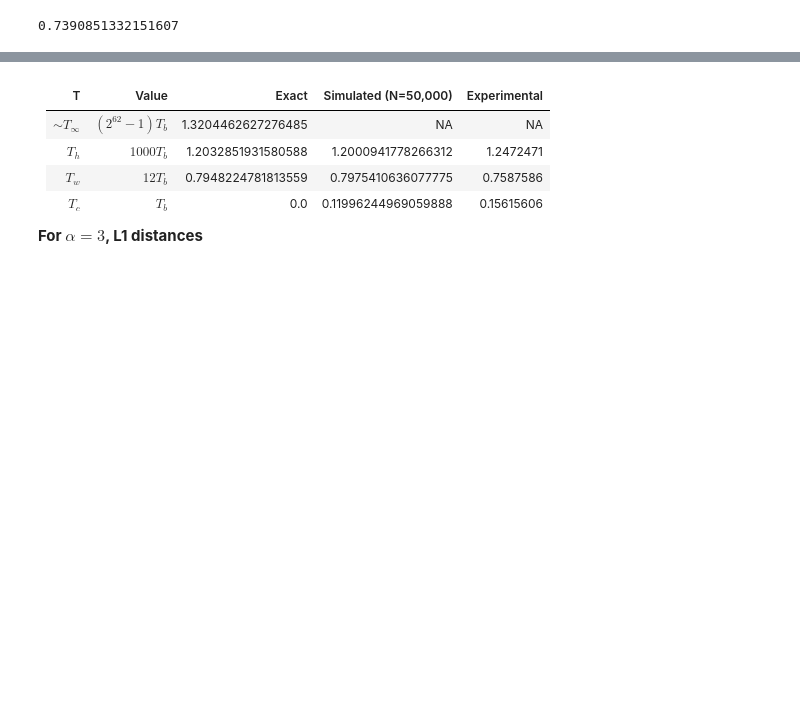
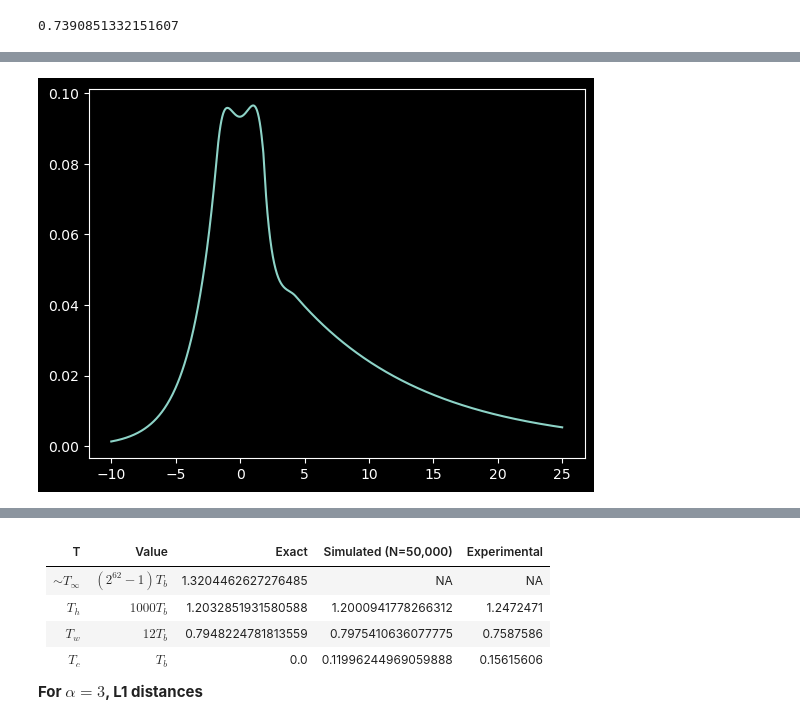
Before and after one commit to Element200/mpemba_langevin, a Jupyter notebook: mpemba.ipynb, the cells around one changed output, grey strips where cells are left out. Saved outputs shown, nothing was run; the diff lists cells and outputs as text; code cells hidden in the pictures; blank space fills up the shorter version.

```diff
--- a/mpemba.ipynb
+++ b/mpemba.ipynb
@@ -35,59 +51,124 @@ k_B = 1 # Special units
 T_b = 1 # Special units
 
 
-x_well = 0.5 # Special units
-E_barrier = 2*k_B*T_b # J
-E_tilt = 1.3*k_B*T_b # J
+x_well = 1.0 # Special units
+E_barrier = 3*k_B*T_b # J
+E_tilt = 0.7*k_B*T_b # J
 F_max = 50 # Special Units
 
+F_left = 1.0*F_max
+F_right = 0.2*F_max
+
 asymmetry = 1 # |x_max/x_min|
-x_min = -1 # Always negative by convention.
-x_max_func = lambda alpha: np.abs(alpha*x_min)
-x_max = x_max_func(asymmetry)
+x_min = -10 # Always negative by convention.
+x_max = 25#np.abs(asymmetry*x_min)
+
 
 D = 50 # px^2/s
 gamma = k_B*T_b/D #0.02
 
 char_time = (x_max-x_min)*gamma/F_max # s (hopefully): Time required to cover the entire domain moving at the maximum velocity, F_max/gamma
-expt_length = 6e-2 # s
+expt_length = 0.1 # s
 dt = 1e-5 # s
 
 def U_0(x):
-    return 0.5*E_barrier*(1-2*(x/x_well)**2 + (x/x_well)**4) - 0.5*E_tilt*(x/x_well)
+    return E_barrier*(1-2*(x/x_well)**2 + (x/x_well)**4) - E_tilt*(x/x_well)/2
 
-y = sym.symbols("y")
-dU_0dx = sym.lambdify(y, sym.diff(U_0(y), y))
+# E_strength = 1*k_B*T_b
+n = 1
+x_s = 2.0
+E_shelf = 5*k_B*T_b
+def U_w0(E_0, x):
+    return E_0*(x/x_well)**(2*n+1) + E_shelf*(x/x_well)
+def dU_w0dx(E_0, x):
+    return (2*n+1)*(E_0/x_well)*(x/x_well)**(2*n) + E_shelf/x_well
+
+W = True
+B = False and not W
+test_mode = False and not (B or W)
+flat = False and not (test_mode or B or W)
+
 try:
     x_l = newton_raphson_solver(lambda x: dU_0dx(x) + F_max, x_min, dx=1e-6)
     x_r = newton_raphson_solver(lambda x: dU_0dx(x) - F_max, x_max, dx=1e-6)
+    # x_d = newton_raphson_solver(lambda x: dU_bdx(x) + F_max, x_max, dx=1e-6)
+    # x_d = newton_raphson_solver(lambda x: dU_bdx(x) + F_left, x_max, dx=1e-6)
+    if B:
+        x_d = -(x_well**2)*F_max/(2*E_strength)
+        x_s = -(x_well**2)*F_left/(2*E_strength)
+        E_strength = newton_raphson_solver(lambda E: dU_w0dx(E, -x_s)-F_max, x_0=energy_ratio)
+    U_w = lambda x: U_w0(E_strength, x)
+    x_d = newton_raphson_solver(lambda x: dU_w0dx(E_strength, x)-F_right, x_0=x_s)
+
+    def U_b(x):
+        return -E_strength*(x/x_well)**2
+
+    y = sym.symbols("y")
+    dU_0dx = sym.lambdify(y, sym.diff(U_0(y), y))
+    dU_wdx = sym.lambdify(y, sym.diff(U_w(y), y))
+    dU_bdx = sym.lambdify(y, sym.diff(U_b(y), y))
+
 except ZeroDivisionError:
      print("Zero slope potential; setting x_l=x_min and x_r=x_max")
      x_l = x_min
      x_r = x_max # Makes it so that the code still works for flat potentials. This is a possible source of error if the code has a lot of opints of inflection: check that x_min and x_max are not maxima/minima.
 
-def U(x, x_l=x_l, x_r=x_r):
+
+def U(x, x_l=x_l, x_r=x_r, W=W, B=B, test_mode = test_mode):
 #     if x > x_l and x < x_r:
 #         return U_0(x)
 #     else:
 #         if x < x_l:
 #             return U_0(x)-F_max*x
 #         else:
 #             return U_0(x)+F_max*x
     in_well = (x >= x_l) & (x <= x_r)
     left_of_well = (x < x_l)
     right_of_well = (x > x_r)
     # Boolean arrays to determine where the particle is relative to the 'walls'
+    if B:
+        return U_0(x)*in_well + (U_0(x_r) + F_left*(x-x_l))*left_of_well + (U_0(x_r) - U_b(-x_d) + U_b(x-x_r-x_d))*(right_of_well & (x < x_r+x_d-x_s)) + (U_0(x_r) - U_b(-x_d) + U_b(-x_s) + F_right*(x-x_d-x_s-x_r))*(x >= x_r+x_d+x_s)
+    if W:
+        return U_0(x)*in_well + (U_0(x_l) - F_left*(x-x_l))*left_of_well + (U_0(x_r) - U_w(-x_s) + U_w(x-x_r-x_s))*(right_of_well & (x < x_r+x_s+x_d)) + (U_0(x_r) - U_w(-x_s) + U_w(x_d) + F_right*(x-x_r-x_s-x_d))*(x >= x_r+x_d+x_s)
+    if test_mode:
+        return E_barrier*(x/x_well)**2
+    if flat:
+        if type(x) == float:
+            return 0
+        return np.zeros(x.shape)
+    return U_0(x)*in_well + (U_0(x_l)-F_left*(x-x_l))*left_of_well + (U_0(x_r)+F_right*(x-x_r))*right_of_well
 
-    return U_0(x)*in_well + (U_0(x_l)-F_max*(x-x_l))*left_of_well + (U_0(x_r)+F_max*(x-x_r))*right_of_well
-
-def F(x, x_l = x_l, x_r = x_r):
+def F(x, x_l = x_l, x_r = x_r, W=W, B=B, test_mode=test_mode):
 #     if x > x_min and x < x_max:
 #         return -dU_0dx(x)
 #     else:
 #         if x > x_max:
 #             return -F_max
 #         else:
 #             return F_max
-    return -dU_0dx(x)*((x > x_l) & (x < x_r)) + F_max*(x<=x_l) - F_max*(x>=x_r)
+    in_well = (x >= x_l) & (x <= x_r)
+    left_of_well = (x < x_l)
+    right_of_well = (x > x_r)
+    if B:
+        return -dU_0dx(x)*in_well - F_right*right_of_well - dU_bdx(x-x_l-x_d)*(left_of_well & (x > x_l+x_d-x_s)) + F_left*(x <= x_l+x_d-x_s)
+    if W:
+        return -dU_0dx(x)*in_well + F_left*left_of_well - dU_wdx(x-x_r-x_s)*(right_of_well & (x < x_r+x_s+x_d)) - F_right*(x >= x_r+x_d+x_s)
+    if test_mode:
+        return -2*E_barrier*(x/x_well**2)
+    if flat:
+        if type(x) == float:
+            return 0
+        return np.zeros(x.shape)
+    return -dU_0dx(x)*((x > x_l) & (x < x_r)) + F_left*(x<=x_l) - F_right*(x>=x_r)
 
-test_range = np.linspace(-2.1, 2.1, 1000)
+unnormalised_boltzmann = lambda x, T: np.exp(-U(x)/(k_B*T))
+
+test_range = np.linspace(x_min, x_max, 1000)
+
+plt.close()
+plt.plot(test_range, boltzmann(test_range, 100)) # This should be continuous
+# plt.scatter([x_l, x_r, x_r+x_s+x_d], [U(x_l), U(x_r), U(x_r+x_s+x_d)])
+# plt.plot(test_range, U(test_range), 'r')
+plt.show()
+# %% [output]
+[figure, added]
```
Also changed, not shown: parts of 40 cells of this notebook.
